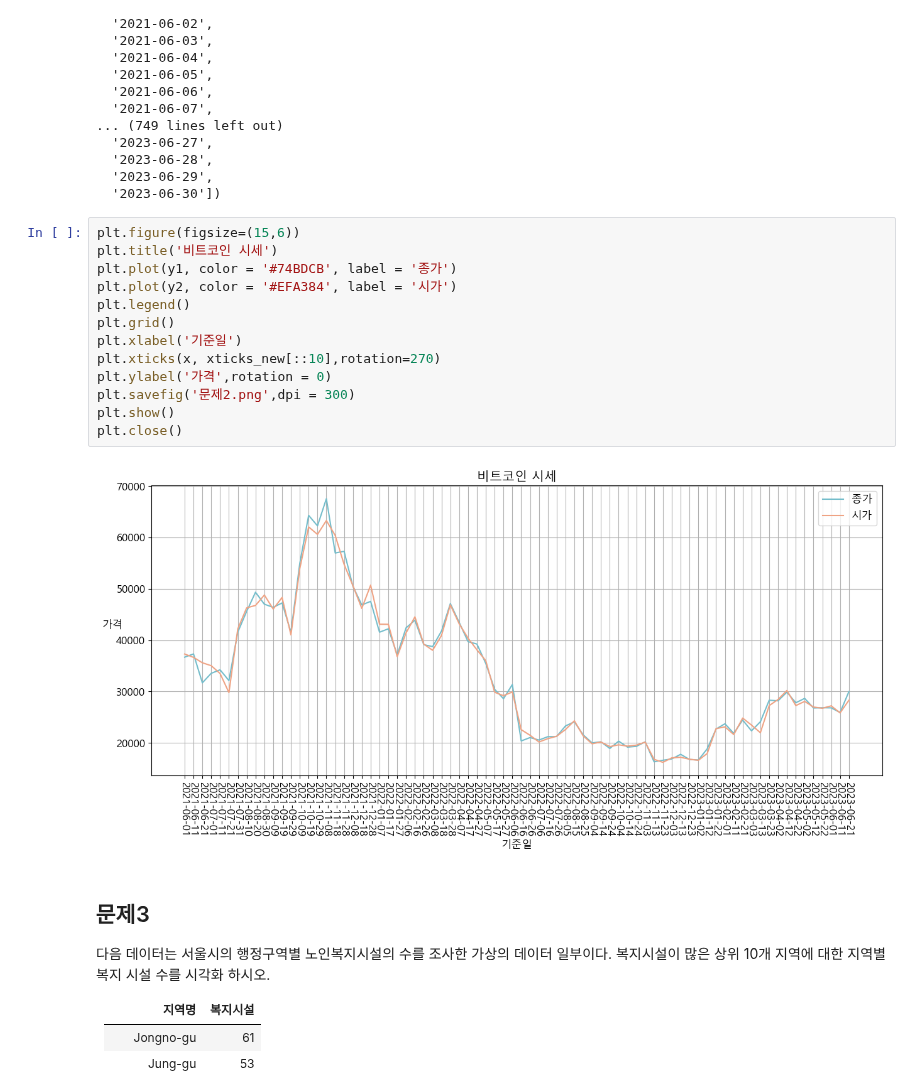
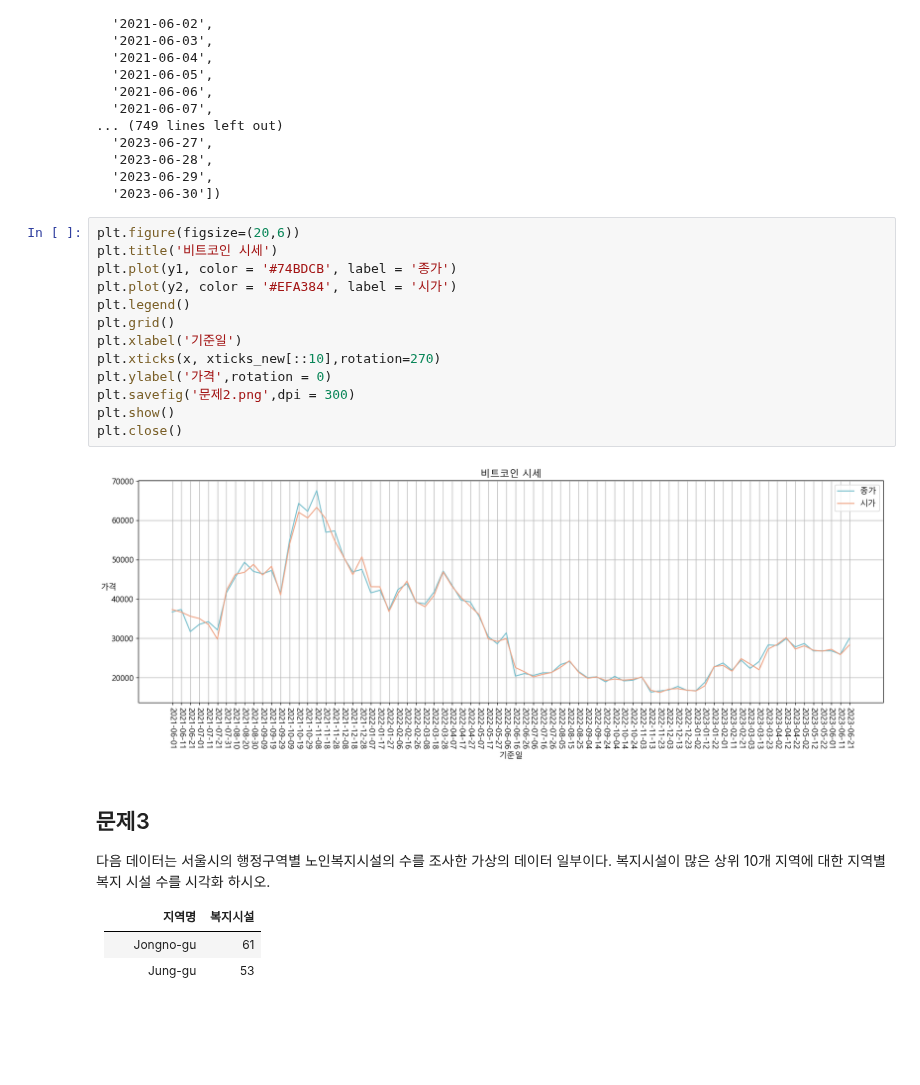
Before and after one commit to hyk2202/megait, a Jupyter notebook: megait/D. 탐색적 데이터 분석/05. 데이터 시각화/(1) Matplotlib/연구과제.ipynb, the cells around one changed output. Saved outputs shown, nothing was run; the diff lists cells and outputs as text; blank space fills up the shorter version.

```diff
--- a/megait/D. 탐색적 데이터 분석/05. 데이터 시각화/(1) Matplotlib/연구과제.ipynb
+++ b/megait/D. 탐색적 데이터 분석/05. 데이터 시각화/(1) Matplotlib/연구과제.ipynb
@@ -146,20 +146,20 @@ x, xticks_new
   '2023-06-29',
   '2023-06-30'])
 # %%
-plt.figure(figsize=(15,6))
+plt.figure(figsize=(20,6))
 plt.title('비트코인 시세')
 plt.plot(y1, color = '#74BDCB', label = '종가')
 plt.plot(y2, color = '#EFA384', label = '시가')
 plt.legend()
 plt.grid()
 plt.xlabel('기준일')
 plt.xticks(x, xticks_new[::10],rotation=270)
 plt.ylabel('가격',rotation = 0)
 plt.savefig('문제2.png',dpi = 300)
 plt.show()
 plt.close()
 # %% [output]
-[figure, old version]
+[figure, new version]
 # %% [markdown]
 ## 문제3
 
```
Also changed, not shown: parts of 1 cell of this notebook, 2 other files.
